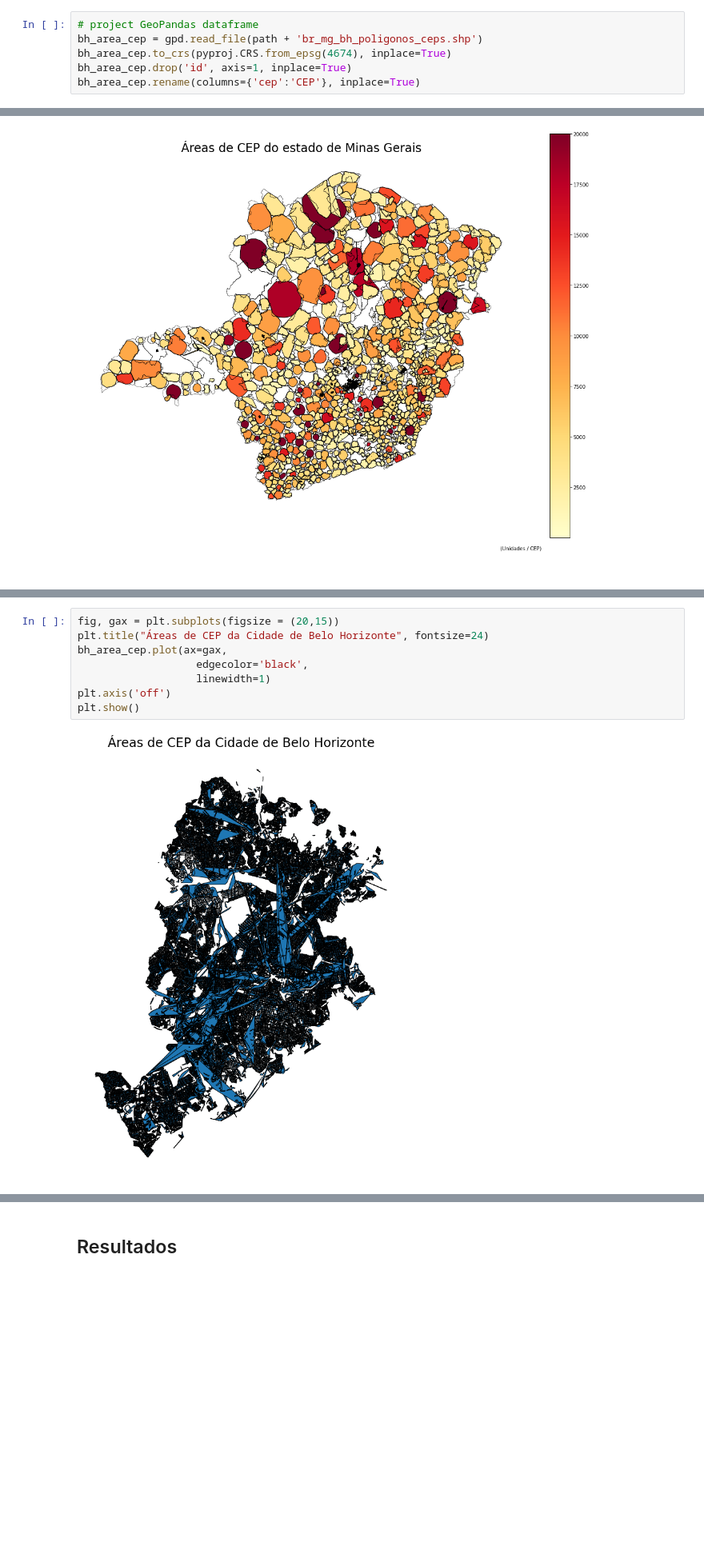
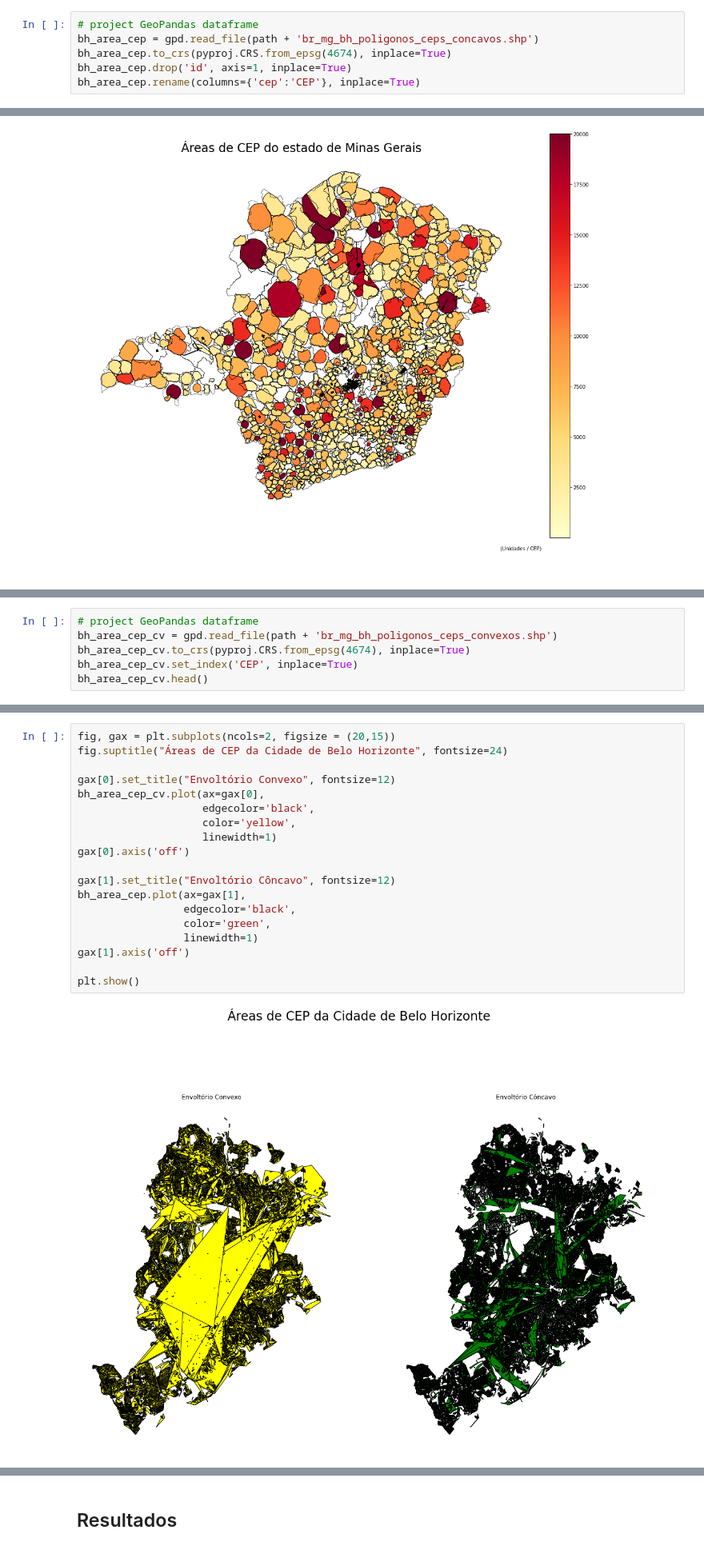
Before and after one commit to mcatrinque/areas-cep-mg, a Jupyter notebook: analise_area_cep_mg.ipynb, the cells around one changed output, grey strips where cells are left out. Shown at 80% size. Drawn from its saved outputs; the diff is of its cells as text; blank space fills up the shorter version.

```diff
--- a/analise_area_cep_mg.ipynb
+++ b/analise_area_cep_mg.ipynb
@@ -306,7 +316,7 @@ px.violin(
 ###Dados Relacionados as Áreas de CEP - Belo Horizonte
 # %%
 # project GeoPandas dataframe
-bh_area_cep = gpd.read_file(path + 'br_mg_bh_poligonos_ceps.shp')
+bh_area_cep = gpd.read_file(path + 'br_mg_bh_poligonos_ceps_concavos.shp')
 bh_area_cep.to_crs(pyproj.CRS.from_epsg(4674), inplace=True)
 bh_area_cep.drop('id', axis=1, inplace=True)
 bh_area_cep.rename(columns={'cep':'CEP'}, inplace=True)
@@ -426,0 +455,6 @@ plt.show()
+# %%
+# project GeoPandas dataframe
+bh_area_cep_cv = gpd.read_file(path + 'br_mg_bh_poligonos_ceps_convexos.shp')
+bh_area_cep_cv.to_crs(pyproj.CRS.from_epsg(4674), inplace=True)
+bh_area_cep_cv.set_index('CEP', inplace=True)
+bh_area_cep_cv.head()
@@ -427,10 +469,21 @@ plt.show()
 # %%
-fig, gax = plt.subplots(figsize = (20,15))
-plt.title("Áreas de CEP da Cidade de Belo Horizonte", fontsize=24)
-bh_area_cep.plot(ax=gax,
-                   edgecolor='black',
-                   linewidth=1)
-plt.axis('off')
+fig, gax = plt.subplots(ncols=2, figsize = (20,15))
+fig.suptitle("Áreas de CEP da Cidade de Belo Horizonte", fontsize=24)
+
+gax[0].set_title("Envoltório Convexo", fontsize=12)
+bh_area_cep_cv.plot(ax=gax[0],
+                    edgecolor='black',
+                    color='yellow',
+                    linewidth=1)
+gax[0].axis('off')
+
+gax[1].set_title("Envoltório Côncavo", fontsize=12)
+bh_area_cep.plot(ax=gax[1],
+                 edgecolor='black',
+                 color='green',
+                 linewidth=1)
+gax[1].axis('off')
+
 plt.show()
 # %% [output]
-[figure, old version]
+[figure, new version]
```
Also changed, not shown: parts of 9 cells of this notebook.
